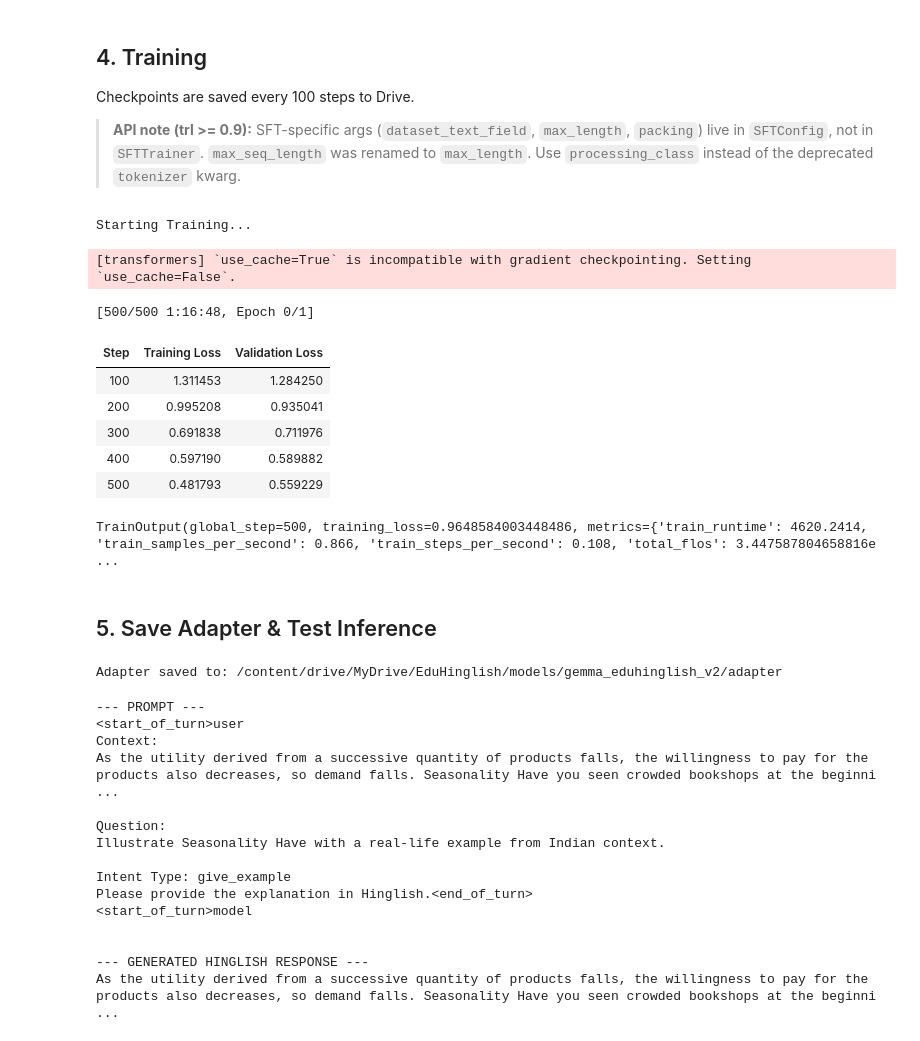
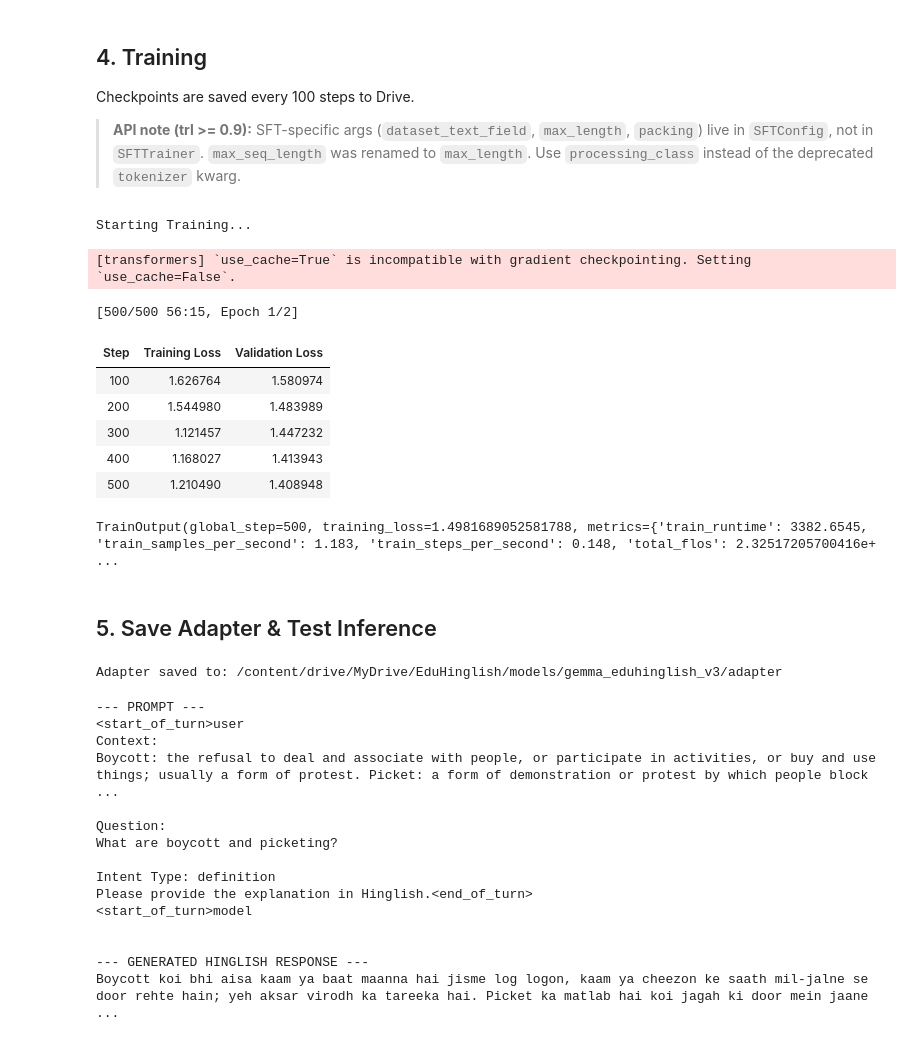
Before and after one commit to PersuasivePost/EduHinglish, a Jupyter notebook: training/colab_notebooks/04_gemma_finetune.ipynb, the cells around one changed output. Saved outputs shown, nothing was run; the diff lists cells and outputs as text; code cells hidden in the pictures.

```diff
--- a/training/colab_notebooks/04_gemma_finetune.ipynb
+++ b/training/colab_notebooks/04_gemma_finetune.ipynb
@@ -45,11 +47,11 @@ from datasets import Dataset
 
 # Expected Google Drive layout (see workspace/PIPELINE_RUNBOOK_v3.md):
 #   MyDrive/EduHinglish/data/<DATA_FILES>          <- upload from local data/
-#   MyDrive/EduHinglish/models/gemma_eduhinglish_v2/  <- written by this notebook
+#   MyDrive/EduHinglish/models/gemma_eduhinglish_v3/  <- written by this notebook
 base_dir = "/content/drive/MyDrive/EduHinglish"
 
-# Add new datasets here (e.g. "ss10.json") once they are ready
-DATA_FILES = ["bio_9_10.json", "ss9.json"]
+# Add new datasets here (e.g. a new subject file) once they are ready
+DATA_FILES = ["bio_9_10.json", "ss_9_10.json"]
 
 all_data = []
 for name in DATA_FILES:
@@ -184,7 +189,7 @@ from trl import SFTTrainer, SFTConfig
 
 sft_config = SFTConfig(
     # Output dir on Drive
-    output_dir=f"{base_dir}/models/gemma_eduhinglish_v2/checkpoints",
+    output_dir=f"{base_dir}/models/gemma_eduhinglish_v3/checkpoints",
 
     # SFT-specific args (must be here, NOT passed directly to SFTTrainer)
     dataset_text_field="text",
@@ -210,49 +215,49 @@ sft_config = SFTConfig(
     # Precision — T4 uses fp16, NOT bf16
     fp16=True,
     bf16=False,
 
     # Steps
     max_steps=500,
     logging_steps=10,
     eval_strategy="steps",
     eval_steps=100,
     save_strategy="steps",
     save_steps=100,
     save_total_limit=3,
 
     report_to="none",
 )
 
 trainer = SFTTrainer(
     model=model,
     train_dataset=train_dataset,
     eval_dataset=eval_dataset,
     processing_class=tokenizer,   # replaces the deprecated tokenizer= kwarg
     args=sft_config,
 )
 
 print("Starting Training...")
 trainer.train()
 # %% [output]
 Starting Training...
 [transformers] `use_cache=True` is incompatible with gradient checkpointing. Setting `use_cache=False`.
-[500/500 1:16:48, Epoch 0/1]
+[500/500 56:15, Epoch 1/2]
 | Step | Training Loss | Validation Loss |
-| 100 | 1.311453 | 1.284250 |
-| 200 | 0.995208 | 0.935041 |
-| 300 | 0.691838 | 0.711976 |
-| 400 | 0.597190 | 0.589882 |
-| 500 | 0.481793 | 0.559229 |
+| 100 | 1.626764 | 1.580974 |
+| 200 | 1.544980 | 1.483989 |
+| 300 | 1.121457 | 1.447232 |
+| 400 | 1.168027 | 1.413943 |
+| 500 | 1.210490 | 1.408948 |
-TrainOutput(global_step=500, training_loss=0.9648584003448486, metrics={'train_runtime': 4620.2414, 'train_samples_per_second': 0.866, 'train_steps_per_second': 0.108, 'total_flos': 3.447587804658816e ...
+TrainOutput(global_step=500, training_loss=1.4981689052581788, metrics={'train_runtime': 3382.6545, 'train_samples_per_second': 1.183, 'train_steps_per_second': 0.148, 'total_flos': 2.32517205700416e+ ...
 # %% [markdown]
 ## 5. Save Adapter & Test Inference
 # %%
-adapter_path = f"{base_dir}/models/gemma_eduhinglish_v2/adapter"
+adapter_path = f"{base_dir}/models/gemma_eduhinglish_v3/adapter"
 trainer.model.save_pretrained(adapter_path)
 tokenizer.save_pretrained(adapter_path)
 print(f"Adapter saved to: {adapter_path}")
 # %% [output]
-Adapter saved to: /content/drive/MyDrive/EduHinglish/models/gemma_eduhinglish_v2/adapter
+Adapter saved to: /content/drive/MyDrive/EduHinglish/models/gemma_eduhinglish_v3/adapter
 # %%
 model.eval()
 
@@ -281,18 +286,18 @@ print(generate_response(prompt_only))
 --- PROMPT ---
 <start_of_turn>user
 Context:
-As the utility derived from a successive quantity of products falls, the willingness to pay for the products also decreases, so demand falls. Seasonality Have you seen crowded bookshops at the beginni ...
+Boycott: the refusal to deal and associate with people, or participate in activities, or buy and use things; usually a form of protest. Picket: a form of demonstration or protest by which people block ...
 
 Question:
-Illustrate Seasonality Have with a real-life example from Indian context.
+What are boycott and picketing?
 
-Intent Type: give_example
+Intent Type: definition
 Please provide the explanation in Hinglish.<end_of_turn>
 <start_of_turn>model
 
 
 --- GENERATED HINGLISH RESPONSE ---
-As the utility derived from a successive quantity of products falls, the willingness to pay for the products also decreases, so demand falls. Seasonality Have you seen crowded bookshops at the beginni ...
+Boycott koi bhi aisa kaam ya baat maanna hai jisme log logon, kaam ya cheezon ke saath mil-jalne se door rehte hain; yeh aksar virodh ka tareeka hai. Picket ka matlab hai koi jagah ki door mein jaane  ...
 # %%
 # Greedy decoding = repeatable outputs, so this is a fair check of what the model learned
 def ask(context, question, intent, max_new_tokens=250):
```
Also changed, not shown: parts of 7 cells of this notebook, 8 other files.
